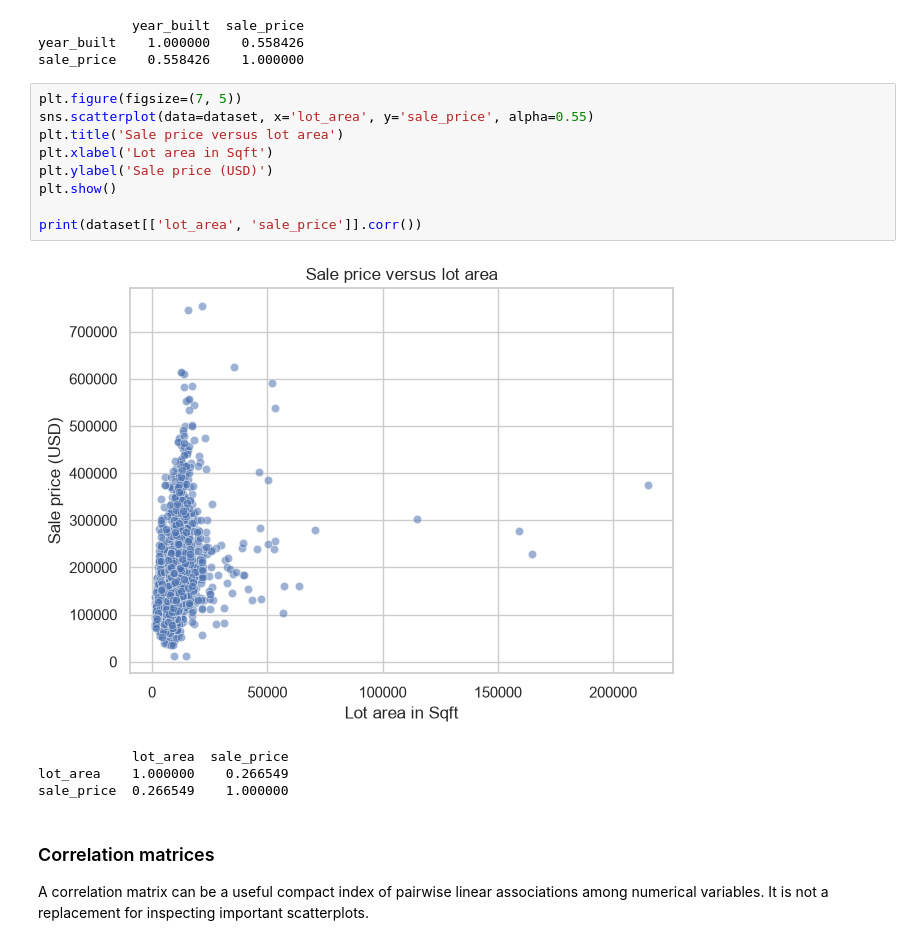
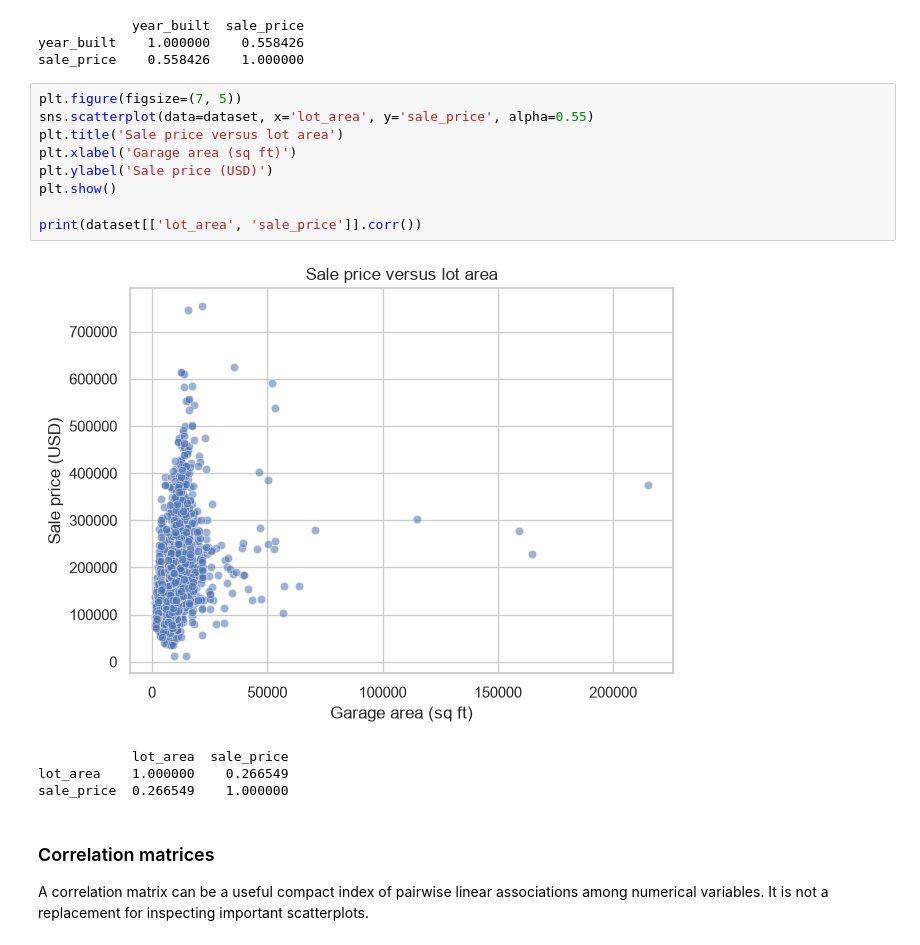
Before and after one commit to MendSe/Advanced-Statistics, a Jupyter notebook: Ex0/advs-hw0 (EDA).ipynb, the cells around one changed output. Drawn from its saved outputs; the diff is of its cells as text.

```diff
--- a/Ex0/advs-hw0 (EDA).ipynb
+++ b/Ex0/advs-hw0 (EDA).ipynb
@@ -573,14 +575,14 @@ sale_price    0.558426    1.000000
 # %%
 plt.figure(figsize=(7, 5))
 sns.scatterplot(data=dataset, x='lot_area', y='sale_price', alpha=0.55)
 plt.title('Sale price versus lot area')
-plt.xlabel('Lot area in Sqft')
+plt.xlabel('Garage area (sq ft)')
 plt.ylabel('Sale price (USD)')
 plt.show()
 
 print(dataset[['lot_area', 'sale_price']].corr())
 # %% [output]
-[figure, old version]
+[figure, new version]
             lot_area  sale_price
 lot_area    1.000000    0.266549
 sale_price  0.266549    1.000000
```
Also changed, not shown: parts of 7 cells of this notebook, 1 other file.
